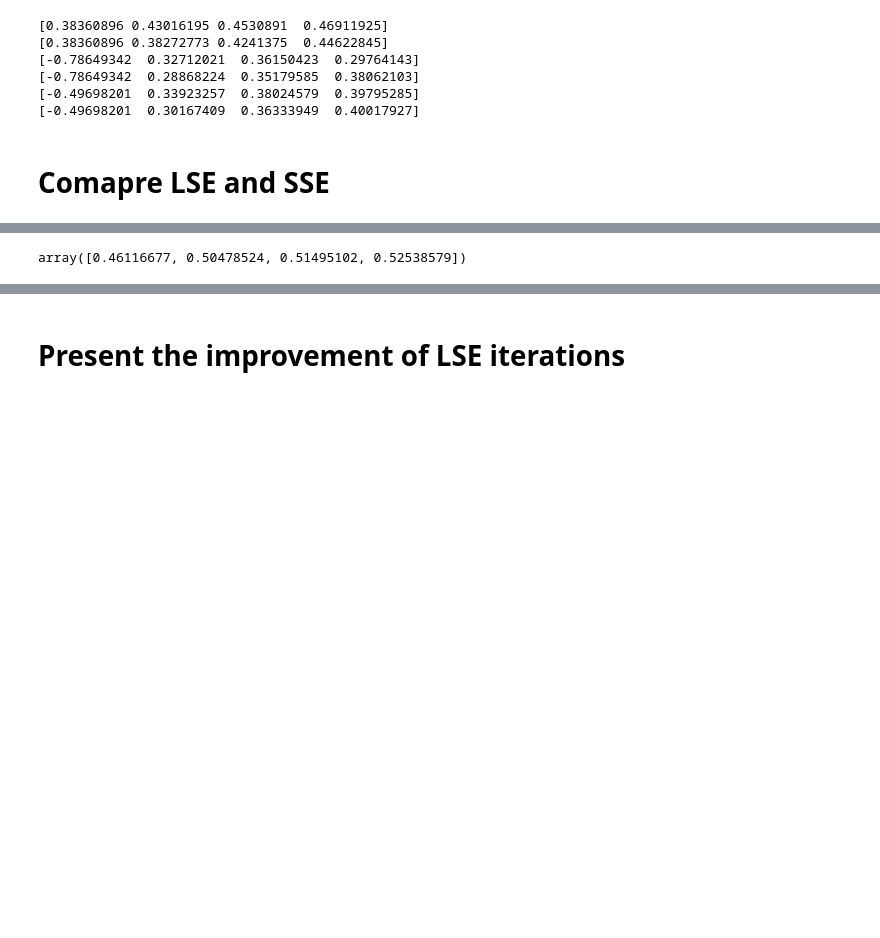
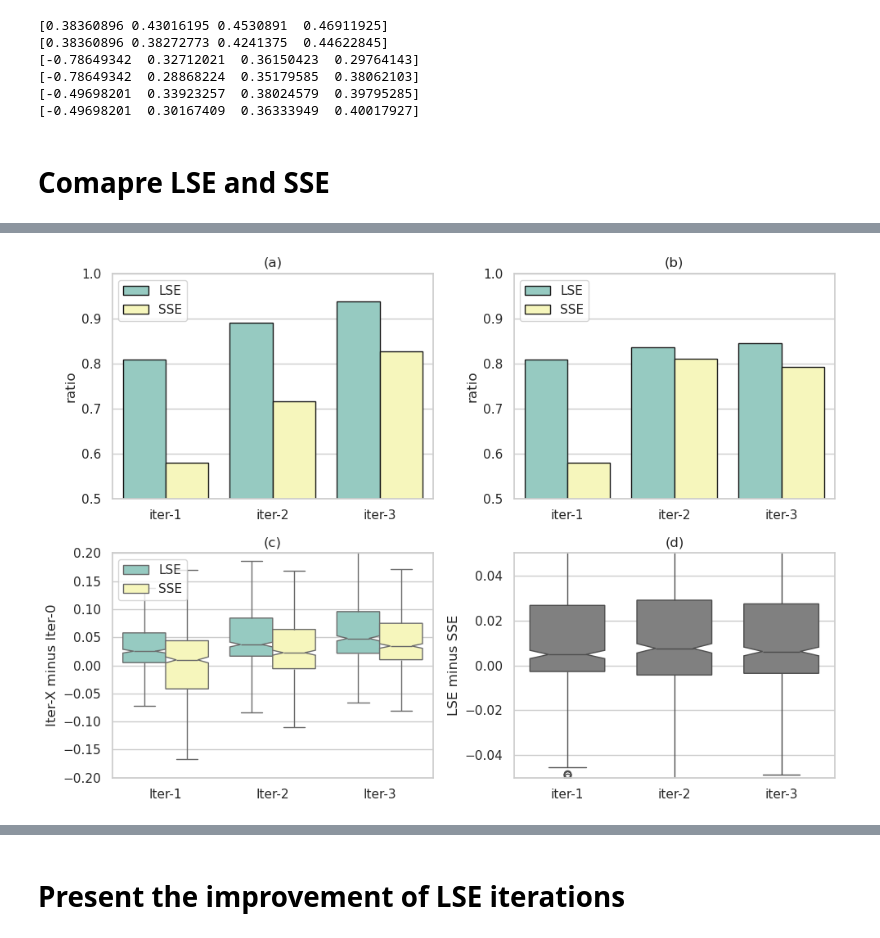
Before and after one commit to NCAR/CTSM_calibration, a Jupyter notebook: src/LSE_exps/emulator_optz/compare_LSE_SSE.ipynb, the cells around one changed output, grey strips where cells are left out. Cells and saved outputs as stored; diff of their text form; code cells hidden in the pictures; blank space fills up the shorter version.

```diff
--- a/src/LSE_exps/emulator_optz/compare_LSE_SSE.ipynb
+++ b/src/LSE_exps/emulator_optz/compare_LSE_SSE.ipynb
@@ -332,4 +304,75 @@ np.sum(met_stats_lse[:,3,0]>met_stats_lse[:,2,0]) / len(df_info)
-# %%
-np.nanmedian(met_stats_lse[:,:,0], axis=0)
-# %% [output]
-array([0.46116677, 0.50478524, 0.51495102, 0.52538579])
+# %%
+fig = plt.figure(figsize=[10, 7])
+
+lon = df_info['lon_cen'].values
+lat = df_info['lat_cen'].values
+
+
+fig.add_subplot(2, 2, 1)
+
+df_ratio1 = pd.DataFrame()
+df_ratio1['ratio'] = np.hstack([ratio1[:,0], ratio1[:,1]])
+df_ratio1['iter'] = ['iter-1','iter-2','iter-3','iter-1','iter-2','iter-3']
+df_ratio1['method'] = ['LSE', 'LSE', 'LSE', 'SSE', 'SSE', 'SSE']
+
+sns.set(style="whitegrid")
+sns.barplot(data=df_ratio1, x="iter", y="ratio", hue="method", edgecolor='k', palette='Set3')
+plt.legend(loc='upper left')
+plt.ylim(0.5, 1)
+plt.xlabel('')
+plt.title('(a)')
+
+fig.add_subplot(2, 2, 2)
+
+df_ratio2 = pd.DataFrame()
+df_ratio2['ratio'] = np.hstack([ratio2[:,0], ratio2[:,1]])
+df_ratio2['iter'] = ['iter-1','iter-2','iter-3','iter-1','iter-2','iter-3']
+df_ratio2['method'] = ['LSE', 'LSE', 'LSE', 'SSE', 'SSE', 'SSE']
+
+sns.set(style="whitegrid")
+sns.barplot(data=df_ratio2, x="iter", y="ratio", hue="method", edgecolor='k', palette='Set3')
+plt.legend(loc='upper left')
+plt.ylim(0.5, 1)
+plt.xlabel('')
+plt.title('(b)')
+
+fig.add_subplot(2, 2, 3)
+
+data = kge_impr_vs0.reshape(-1, 3)
+df = pd.DataFrame(data, columns=['Iter-1', 'Iter-2', 'Iter-3'])
+basin = np.repeat(np.arange(1, 628), 2)
+type_ = np.tile(['LSE', 'SSE'], 627)
+df['Basin'] = basin
+df['method'] = type_
+df_kge_impr = df.melt(id_vars=['Basin', 'method'], var_name='iter', value_name="KGEdiff")
+
+sns.set(style="whitegrid")
+sns.boxplot(data=df_kge_impr, x="iter", y="KGEdiff", hue="method", fliersize=0, palette='Set3', notch=True)
+plt.ylim(-0.2, 0.2)
+plt.legend(loc='upper left')
+plt.ylabel("Iter-X minus Iter-0")
+plt.xlabel('')
+plt.title('(c)')
+
+fig.add_subplot(2, 2, 4)
+d = np.hstack([kge_best[:,i,0]-kge_best[:,i,1] for i in range(3)])
+df_kgediff = pd.DataFrame()
+df_kgediff['KGEdiff'] = d
+
+iter = []
+for i in range(3):
+    iter = iter + [f'iter-{i+1}'] * kge_best.shape[0]
+df_kgediff['iter'] = iter
+
+sns.set(style="whitegrid")
+sns.boxplot(data=df_kgediff, x="iter", y="KGEdiff", color='grey', width=0.7, notch=True)
+plt.ylim(-0.05, 0.05)
+plt.ylabel("LSE minus SSE")
+plt.xlabel('')
+plt.title('(d)')
+
+plt.tight_layout()
+# plt.savefig('LSEvsSSE_statistics.png', dpi=600, bbox_inches='tight', pad_inches=0)
+plt.show()
+# %% [output]
+[figure, added]
```
Also changed, not shown: parts of 15 cells of this notebook, 27 other files.
